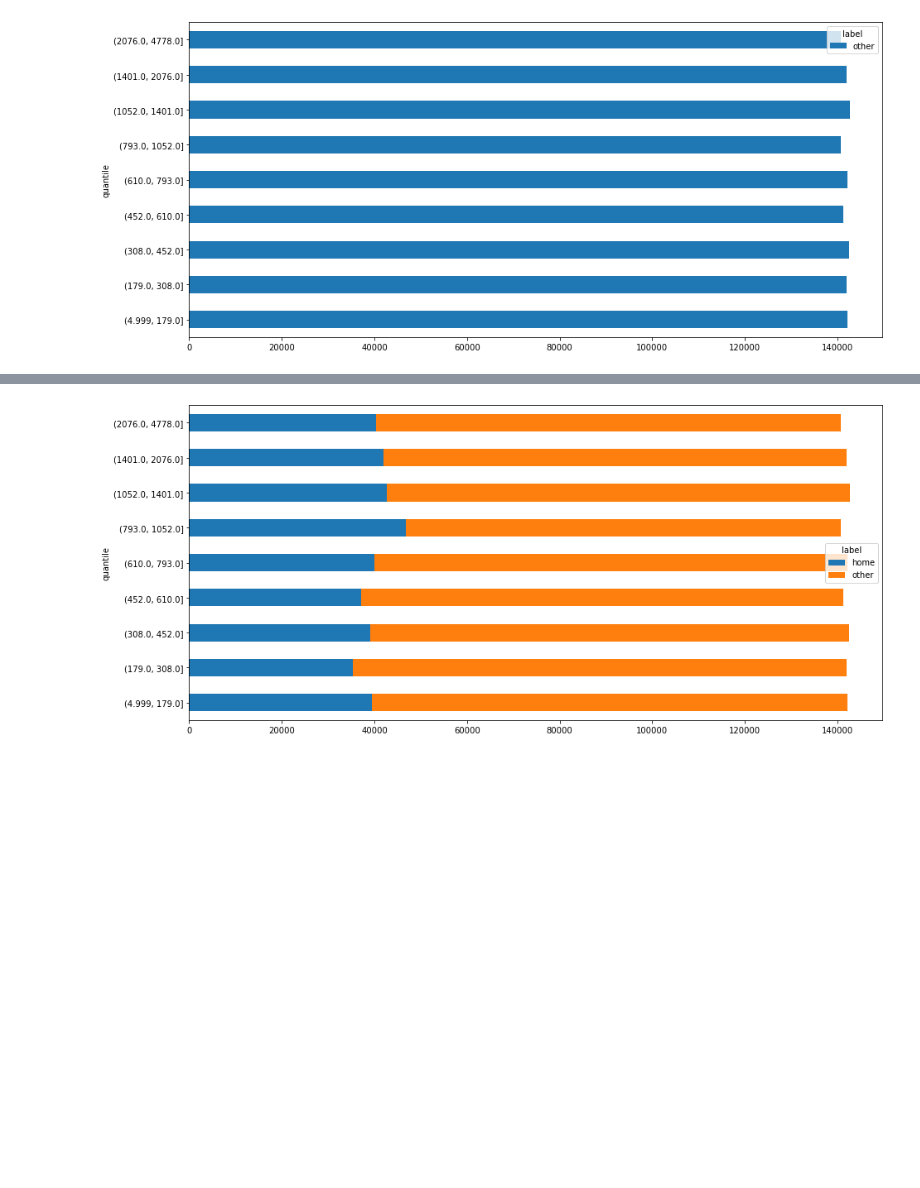
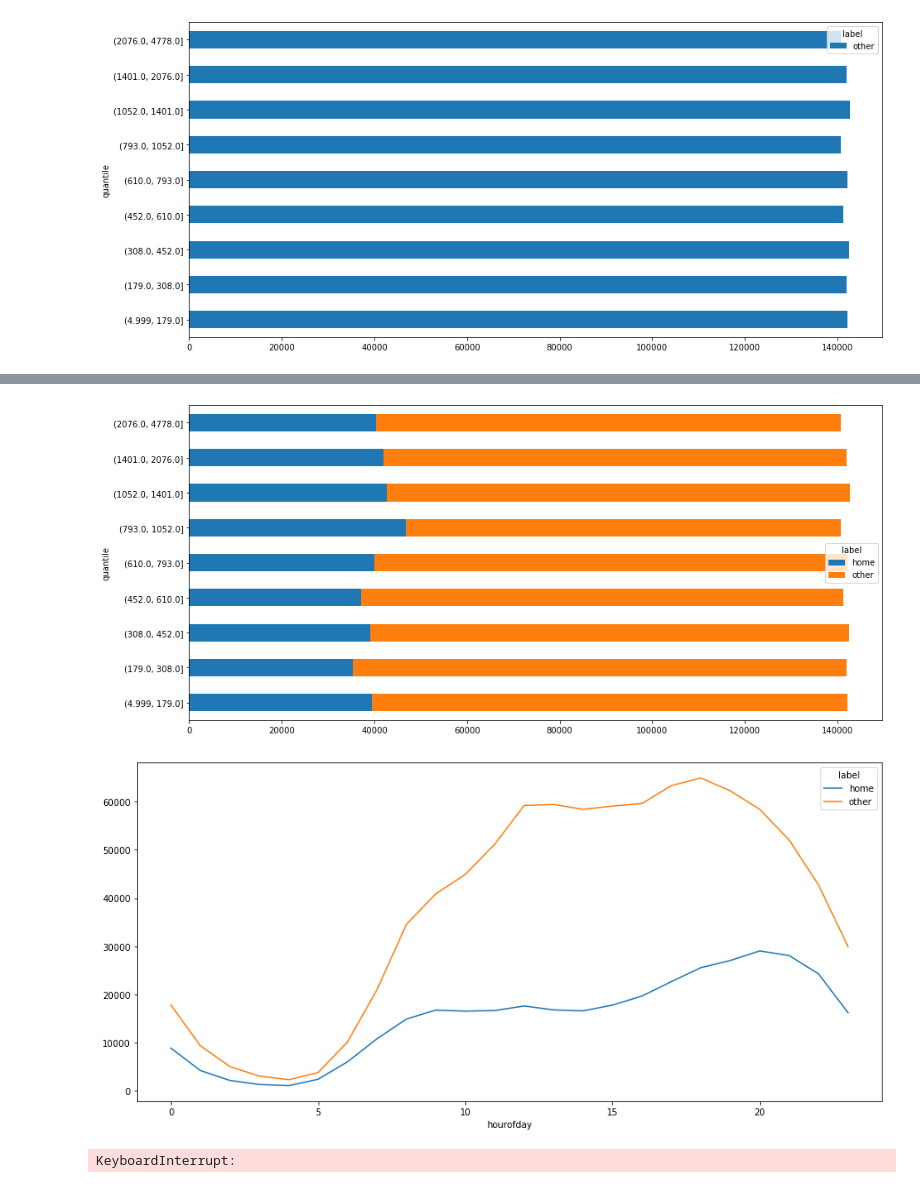
Before and after one commit to TheYuanLiao/individual_mobility_model, a Jupyter notebook: src/py/sequence.ipynb, the cells around one changed output, grey strips where cells are left out. Drawn from its saved outputs; the diff is of its cells as text; code cells hidden in the pictures; blank space fills up the shorter version.

```diff
--- a/src/py/sequence.ipynb
+++ b/src/py/sequence.ipynb
@@ -48,6 +53,9 @@ regions = regions.assign(label=np.full(shape=regions.shape[0], fill_value="other
 # %%
 def plot_label_distrib(region_df):
     region_df.groupby(['quantile', 'label']).size().unstack().fillna(0).plot(kind='barh', stacked=True, figsize=(15,7))
+
+def plot_label_hourofday(region_df):
+    region_df.groupby(['hourofday', 'label']).size().unstack().fillna(0).plot(kind='line', figsize=(15,7))
 # %%
 plot_label_distrib(regions)
 # %% [output]
@@ -71,10 +79,8 @@ def label_home(df):
         .index.tolist()
     print(len(homeidx))
     print("set values")
-    keys = [(userid, regionid) for (_, userid, regionid) in homeidx]
-    dfc.loc[keys, 'label'] = "home"
-    #for (_, userid, regionid) in homeidx:
-    #    dfc.loc[(userid, regionid), 'label'] = "home"
+    for (_, userid, regionid) in homeidx:
+        dfc.loc[(userid, regionid), 'label'] = "home"
     return dfc
 # %%
 regions_home = label_home(regions)
@@ -88,4 +108,6 @@ ValueError: operands could not be broadcast together with shapes (3480,2) (3,) (
 # %%
 plot_label_distrib(regions_home)
+plot_label_hourofday(regions_home)
 # %% [output]
 [figure]
+[figure, added]
@@ -91,0 +171,4 @@ plot_label_distrib(regions_home)
+# %%
+regions_work = label_work(regions_home)
+# %% [output]
+KeyboardInterrupt:
```
Also changed, not shown: parts of 37 cells of this notebook, 2 other files.
